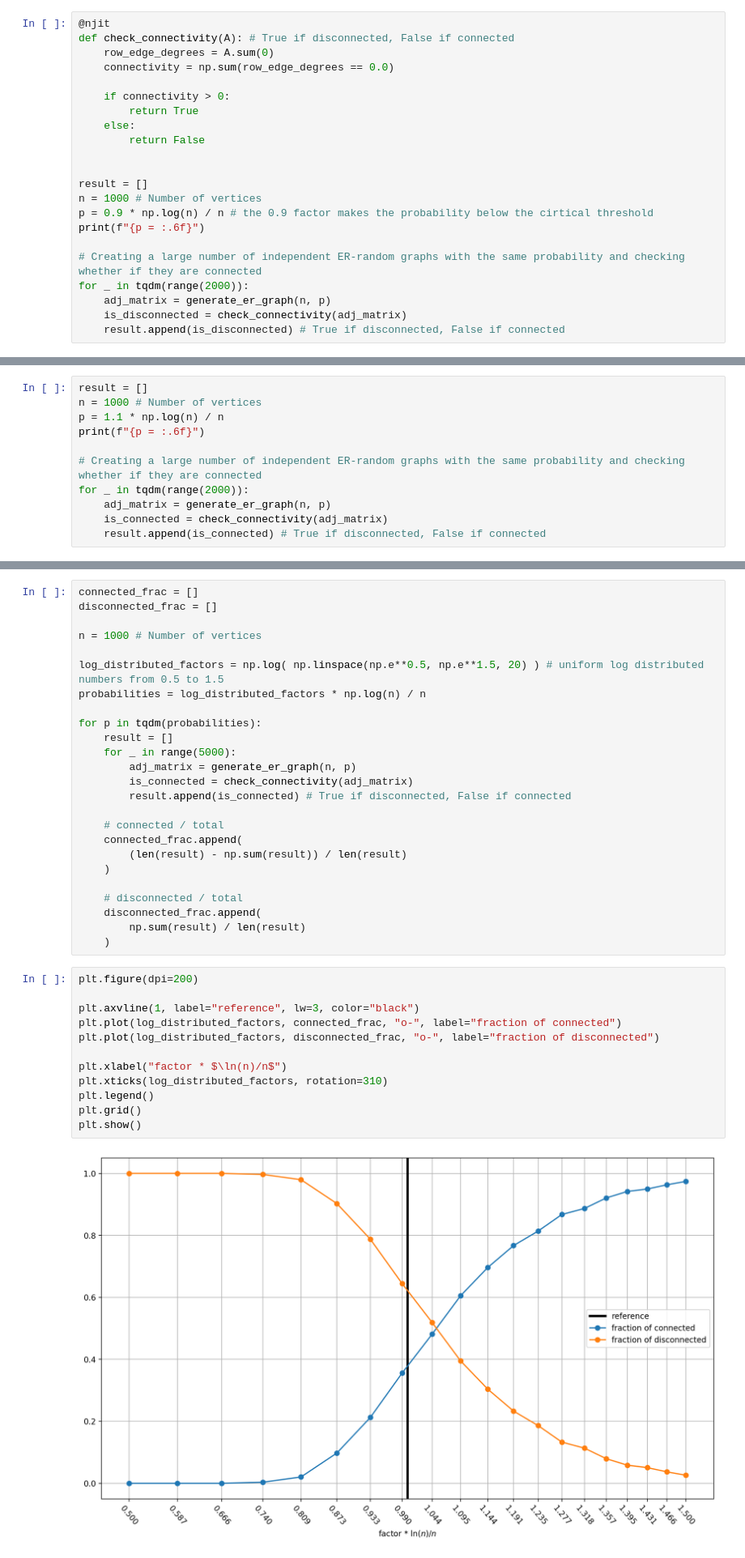
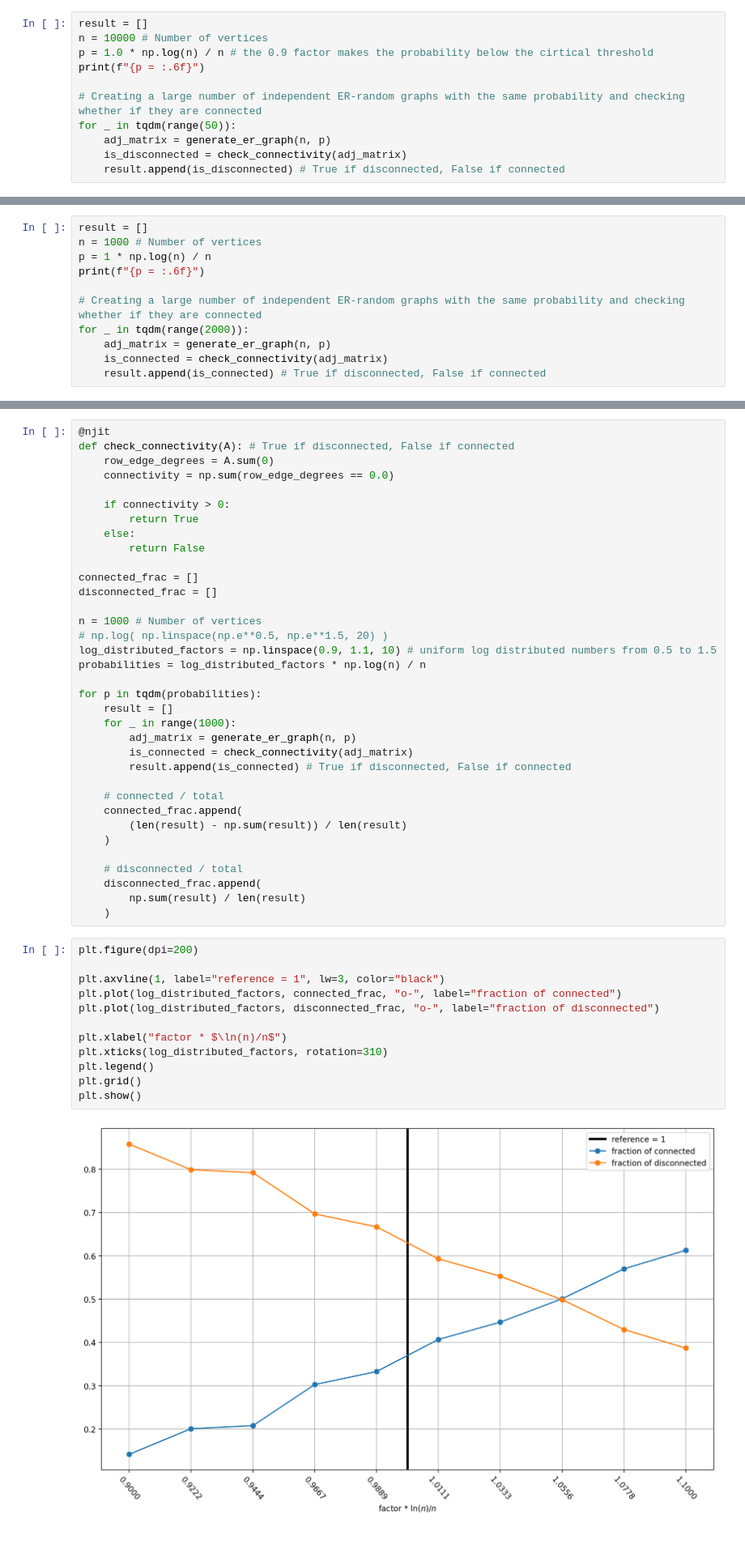
Before and after one commit to SunAndClouds/ComplexSystems, a Jupyter notebook: Lab3.ipynb, the cells around one changed output, grey strips where cells are left out. Shown at 81% size. Drawn from its saved outputs; the diff is of its cells as text.

```diff
--- a/Lab3.ipynb
+++ b/Lab3.ipynb
@@ -186,24 +196,13 @@ nx.draw(G, with_labels=False, node_color='blue', font_weight='bold', ax=ax[1], n
 The adjacency matrix is symmetric for an undirected graph. If it is disconnected, then there exist a vertex that have edge degree zero.
 Conversely, if there is no row that sums to zero, then the graph that correspond to the adjacency matrix is connected.
 # %%
-@njit
-def check_connectivity(A): # True if disconnected, False if connected
-    row_edge_degrees = A.sum(0)
-    connectivity = np.sum(row_edge_degrees == 0.0)
-
-    if connectivity > 0:
-        return True
-    else:
-        return False
-
-
 result = []
-n = 1000 # Number of vertices
-p = 0.9 * np.log(n) / n # the 0.9 factor makes the probability below the cirtical threshold
+n = 10000 # Number of vertices
+p = 1.0 * np.log(n) / n # the 0.9 factor makes the probability below the cirtical threshold
 print(f"{p = :.6f}")
 
 # Creating a large number of independent ER-random graphs with the same probability and checking whether if they are connected
-for _ in tqdm(range(2000)):
+for _ in tqdm(range(50)):
     adj_matrix = generate_er_graph(n, p)
     is_disconnected = check_connectivity(adj_matrix)
     result.append(is_disconnected) # True if disconnected, False if connected
@@ -220,7 +219,7 @@ Number of disconnected graphs 1731
 # %%
 result = []
 n = 1000 # Number of vertices
-p = 1.1 * np.log(n) / n
+p = 1 * np.log(n) / n
 print(f"{p = :.6f}")
 
 # Creating a large number of independent ER-random graphs with the same probability and checking whether if they are connected
@@ -240,17 +239,27 @@ Number of disconnected graphs 770
 ## A more quantitative analysis
 Let's plot how the fraction of graphs that is connected and fraction of disconnected for several different values of $p$
 # %%
+@njit
+def check_connectivity(A): # True if disconnected, False if connected
+    row_edge_degrees = A.sum(0)
+    connectivity = np.sum(row_edge_degrees == 0.0)
+
+    if connectivity > 0:
+        return True
+    else:
+        return False
+
 connected_frac = []
 disconnected_frac = []
 
 n = 1000 # Number of vertices
-
-log_distributed_factors = np.log( np.linspace(np.e**0.5, np.e**1.5, 20) ) # uniform log distributed numbers from 0.5 to 1.5
+# np.log( np.linspace(np.e**0.5, np.e**1.5, 20) )
+log_distributed_factors = np.linspace(0.9, 1.1, 10) # uniform log distributed numbers from 0.5 to 1.5
 probabilities = log_distributed_factors * np.log(n) / n
 
 for p in tqdm(probabilities):
     result = []
-    for _ in range(5000):
+    for _ in range(1000):
         adj_matrix = generate_er_graph(n, p)
         is_connected = check_connectivity(adj_matrix)
         result.append(is_connected) # True if disconnected, False if connected
@@ -267,17 +276,17 @@ for p in tqdm(probabilities):
 # %%
 plt.figure(dpi=200)
 
-plt.axvline(1, label="reference", lw=3, color="black")
+plt.axvline(1, label="reference = 1", lw=3, color="black")
 plt.plot(log_distributed_factors, connected_frac, "o-", label="fraction of connected")
 plt.plot(log_distributed_factors, disconnected_frac, "o-", label="fraction of disconnected")
 
 plt.xlabel("factor * $\ln(n)/n$")
 plt.xticks(log_distributed_factors, rotation=310)
 plt.legend()
 plt.grid()
 plt.show()
 # %% [output]
-[figure, old version]
+[figure, new version]
 # %% [markdown]
 # Computing the global clustering coefficient
 The global clustering coefficient $C$ is given by
```
Also changed, not shown: parts of 7 cells of this notebook.
